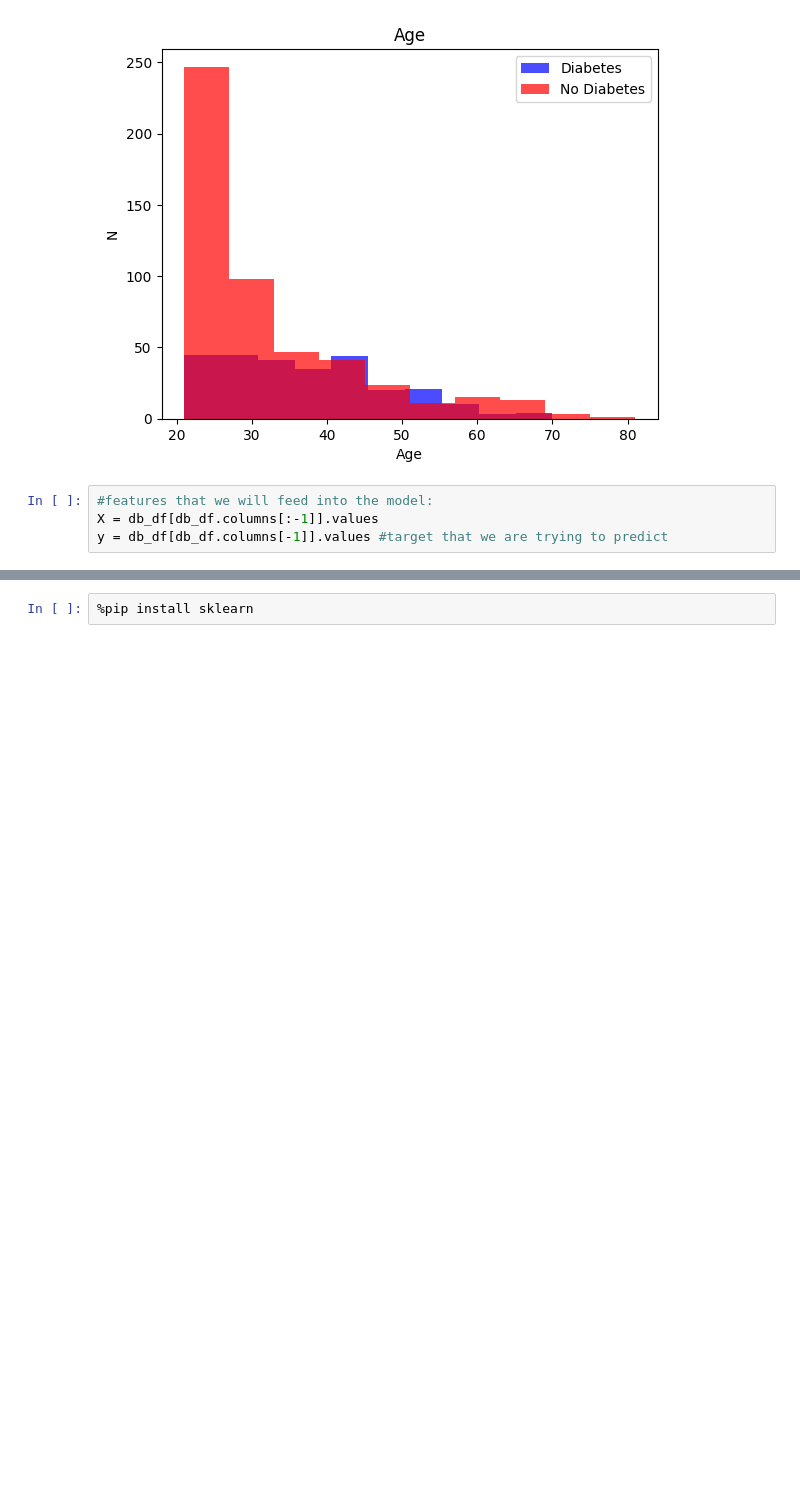
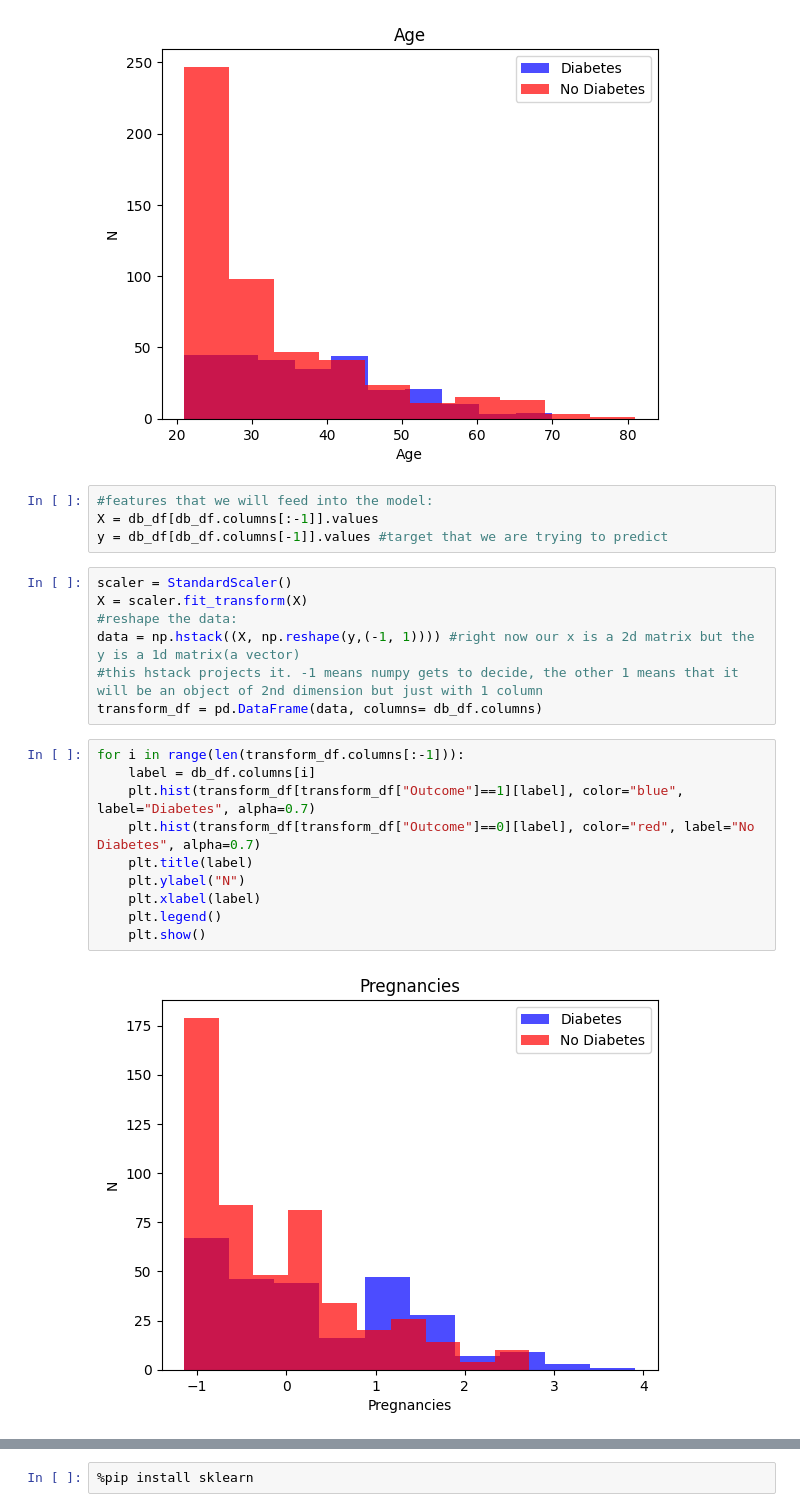
Before and after one commit to Beatrix-droid/fcc-NN-classification-of-wine, a Jupyter notebook: wine.ipynb, the cells around one changed output, grey strips where cells are left out. Saved outputs shown, nothing was run; the diff lists cells and outputs as text; blank space fills up the shorter version.

Commit message:
scaled the data

```diff
--- a/wine.ipynb
+++ b/wine.ipynb
@@ -110,3 +111,22 @@ for i in range(len(db_df.columns[:-1])):
 #features that we will feed into the model:
 X = db_df[db_df.columns[:-1]].values
 y = db_df[db_df.columns[-1]].values #target that we are trying to predict
+# %%
+scaler = StandardScaler()
+X = scaler.fit_transform(X)
+#reshape the data:
+data = np.hstack((X, np.reshape(y,(-1, 1)))) #right now our x is a 2d matrix but the y is a 1d matrix(a vector)
+#this hstack projects it. -1 means numpy gets to decide, the other 1 means that it will be an object of 2nd dimension but just with 1 column
+transform_df = pd.DataFrame(data, columns= db_df.columns)
+# %%
+for i in range(len(transform_df.columns[:-1])):
+    label = db_df.columns[i]
+    plt.hist(transform_df[transform_df["Outcome"]==1][label], color="blue", label="Diabetes", alpha=0.7)
+    plt.hist(transform_df[transform_df["Outcome"]==0][label], color="red", label="No Diabetes", alpha=0.7)
+    plt.title(label)
+    plt.ylabel("N")
+    plt.xlabel(label)
+    plt.legend()
+    plt.show()
+# %% [output]
+[figure, added]
```
Also changed, not shown: parts of 6 cells of this notebook.
